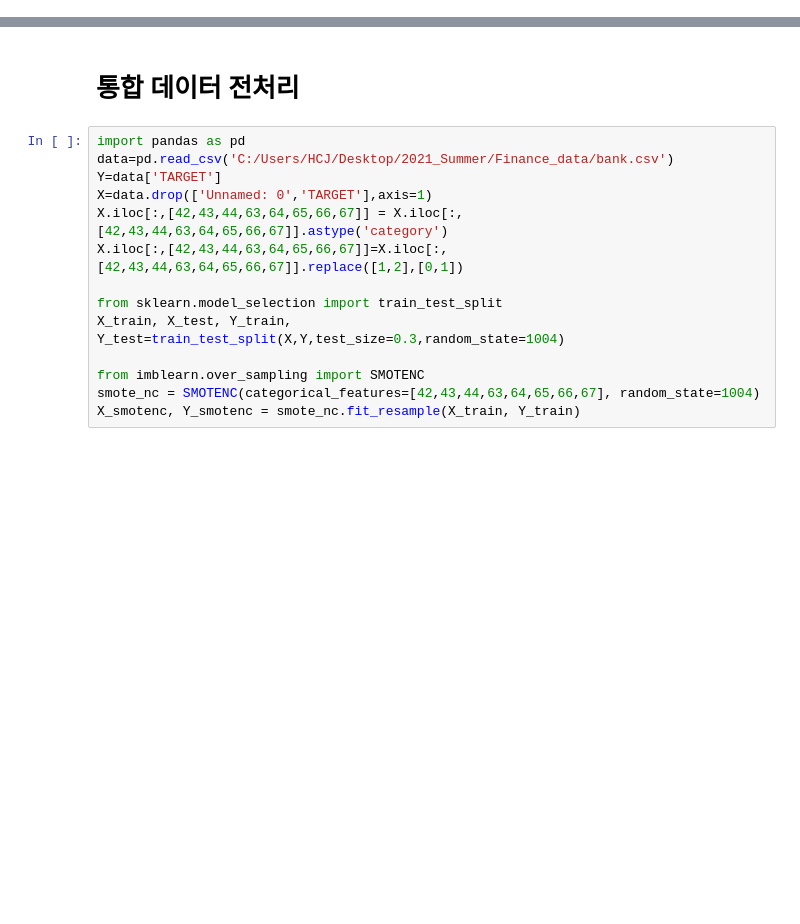
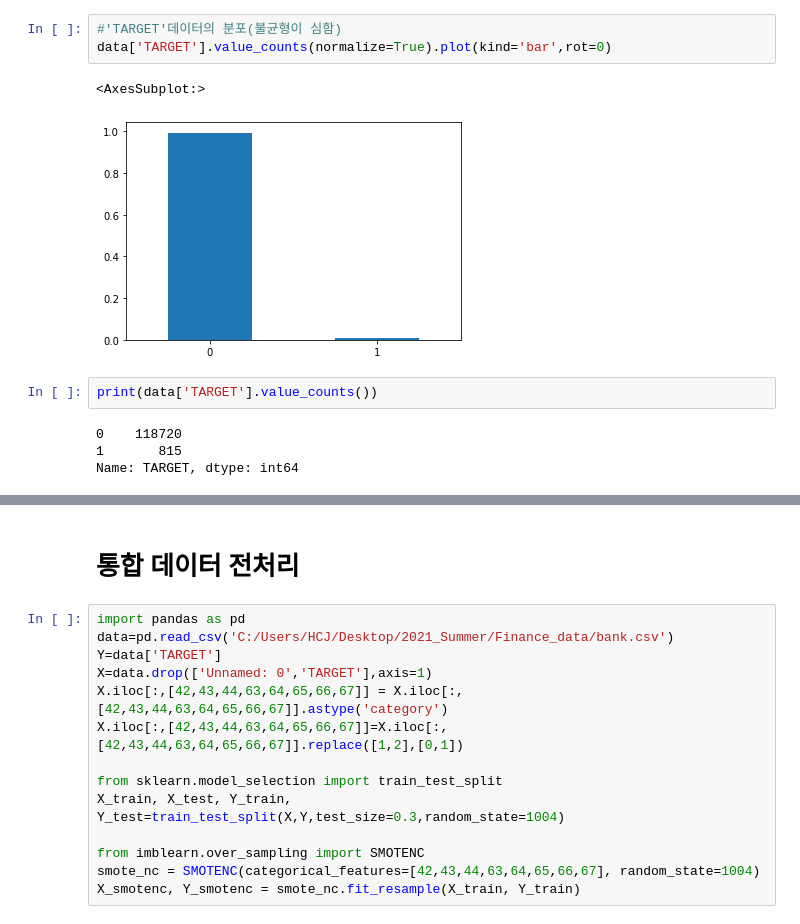
Before and after one commit to YellaCRE/FinanceData, a Jupyter notebook: 금융데이터경진대회 코드정리.ipynb, the cells around one changed output, grey strips where cells are left out. Drawn from its saved outputs; the diff is of its cells as text; blank space fills up the shorter version.

```diff
--- a/금융데이터경진대회 코드정리.ipynb
+++ b/금융데이터경진대회 코드정리.ipynb
@@ -0,0 +92,12 @@
+# %%
+#'TARGET'데이터의 분포(불균형이 심함)
+data['TARGET'].value_counts(normalize=True).plot(kind='bar',rot=0)
+# %% [output]
+<AxesSubplot:>
+[figure, added]
+# %%
+print(data['TARGET'].value_counts())
+# %% [output]
+0    118720
+1       815
+Name: TARGET, dtype: int64
```
Also changed, not shown: parts of 23 cells of this notebook.
